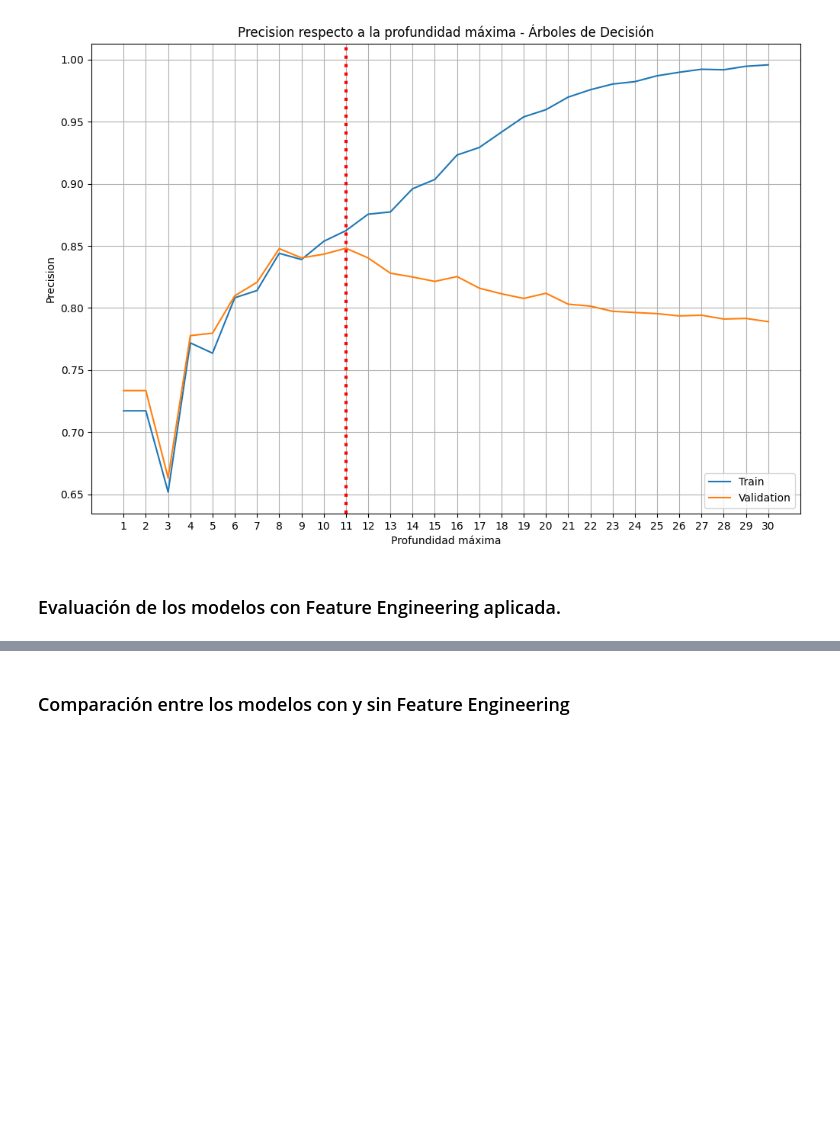
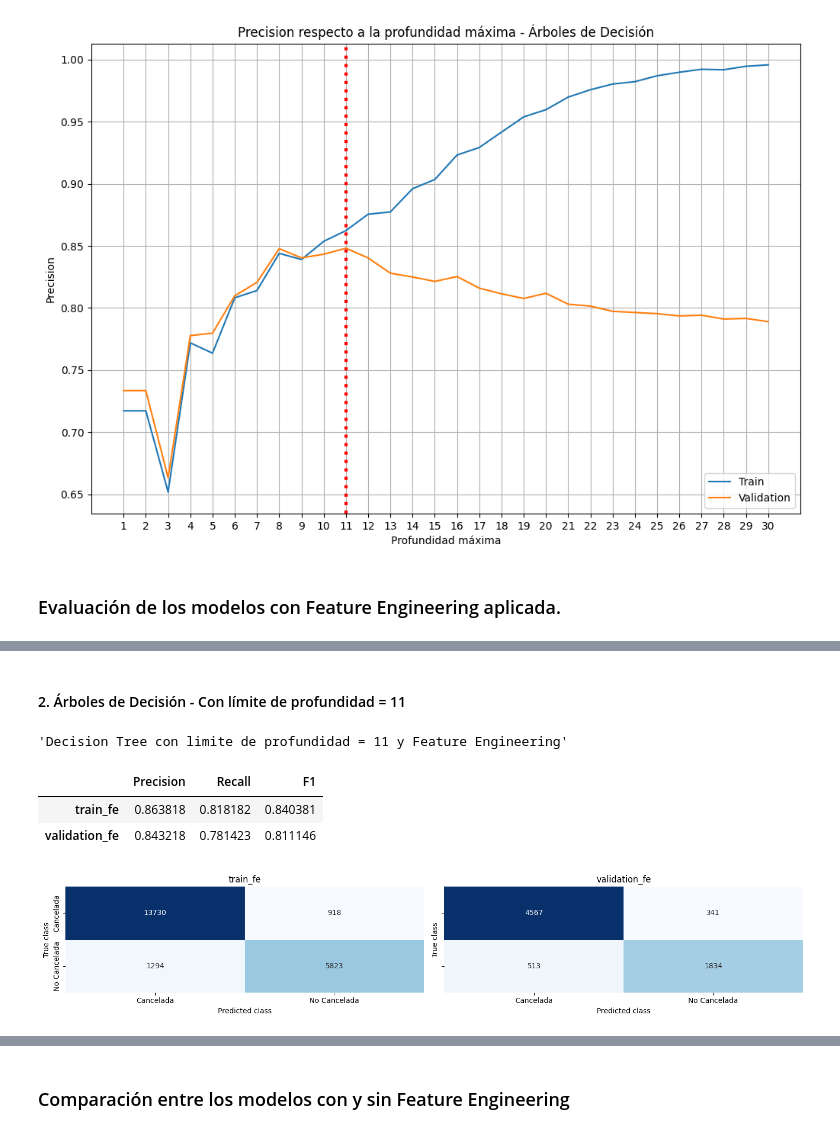
Before and after one commit to nachopalmieri/TP_ML_Aiasa_Fassanelli_Palmieri, a Jupyter notebook: tp2_experimentation.ipynb, the cells around one changed output, grey strips where cells are left out. Drawn from its saved outputs; the diff is of its cells as text; code cells hidden in the pictures; blank space fills up the shorter version.

```diff
--- a/tp2_experimentation.ipynb
+++ b/tp2_experimentation.ipynb
@@ -165,0 +215,4 @@ Aplicar una tecnica de FE y comparar con lo anterior (FALTA ESTO)
+# %%
+# Dividimos el dataset en train (60%), test (20%) y validation (20%)
+train_fe, not_train_fe = train_test_split(data_fe, test_size=0.4, random_state=42)
+validation_fe, test_fe = train_test_split(not_train_fe, test_size=0.5, random_state=42)
@@ -562,0 +733,21 @@ plt.show()
+# %% [markdown]
+#### 2. Árboles de Decisión - Con límite de profundidad = 11
+# %%
+max_depth_value_fe = 11
+min_samples_split_value_fe = 2
+tree_model_fe = DecisionTreeClassifier(max_depth=max_depth_value_fe, min_samples_split=min_samples_split_value_fe, random_state=42)
+
+dt_model_fe = Pipeline([
+    ('mapper', mapper_fe),
+    ('classifier', tree_model_fe),
+])
+
+dt_model_fe.fit(train_fe, train_fe.booking_status)
+
+evaluate_model_fe(dt_model_fe, title='Decision Tree con limite de profundidad = 11 y Feature Engineering')
+# %% [output]
+'Decision Tree con limite de profundidad = 11 y Feature Engineering'
+|  | Precision | Recall | F1 |
+| train_fe | 0.863818 | 0.818182 | 0.840381 |
+| validation_fe | 0.843218 | 0.781423 | 0.811146 |
+[figure, added]
```
Also changed, not shown: parts of 19 cells of this notebook.
